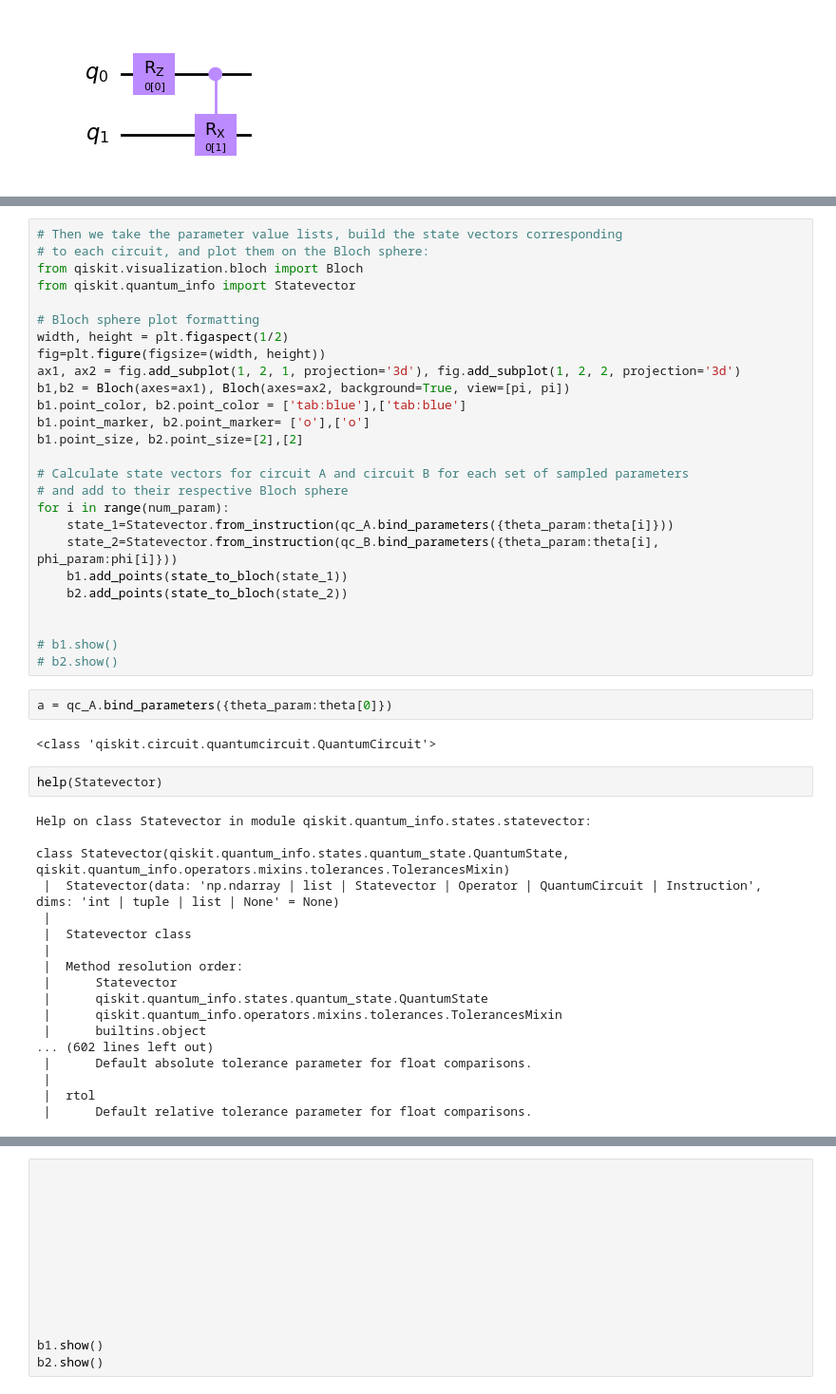
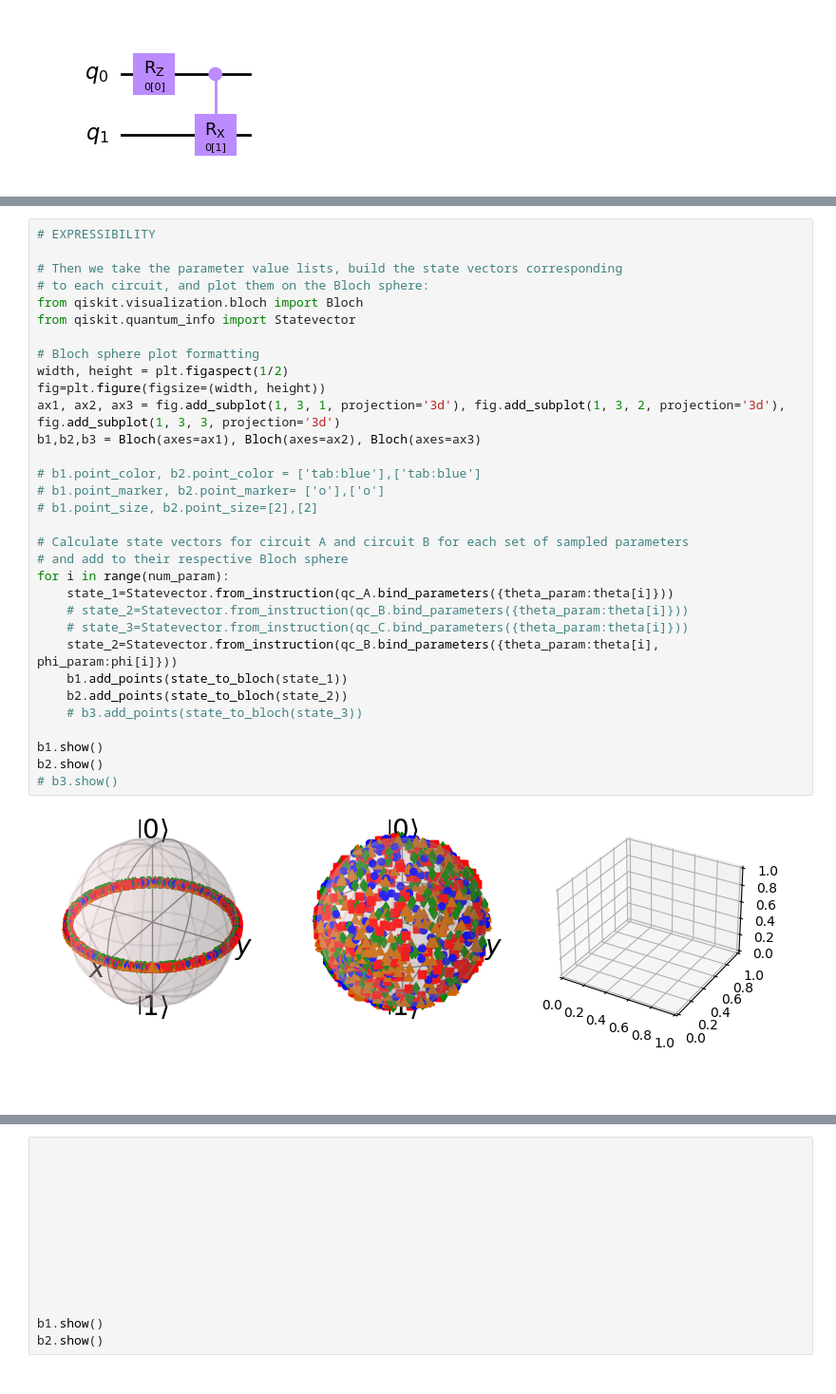
Before and after one commit to el-dAna/Quantum_Computing_notes, a Jupyter notebook: QML.ipynb, the cells around one changed output, grey strips where cells are left out. Shown: that part at 95% size. Saved outputs shown, nothing was run; the diff lists cells and outputs as text.

```diff
--- a/QML.ipynb
+++ b/QML.ipynb
@@ -55,52 +85,38 @@ num_param = 1000
 theta = [2*pi*np.random.uniform() for i in range(num_param)]
 phi = [2*pi*np.random.uniform() for i in range(num_param)]
 # %%
+# EXPRESSIBILITY
+
 # Then we take the parameter value lists, build the state vectors corresponding
 # to each circuit, and plot them on the Bloch sphere:
 from qiskit.visualization.bloch import Bloch
 from qiskit.quantum_info import Statevector
 
 # Bloch sphere plot formatting
 width, height = plt.figaspect(1/2)
 fig=plt.figure(figsize=(width, height))
-ax1, ax2 = fig.add_subplot(1, 2, 1, projection='3d'), fig.add_subplot(1, 2, 2, projection='3d')
-b1,b2 = Bloch(axes=ax1), Bloch(axes=ax2, background=True, view=[pi, pi])
-b1.point_color, b2.point_color = ['tab:blue'],['tab:blue']
-b1.point_marker, b2.point_marker= ['o'],['o']
-b1.point_size, b2.point_size=[2],[2]
+ax1, ax2, ax3 = fig.add_subplot(1, 3, 1, projection='3d'), fig.add_subplot(1, 3, 2, projection='3d'), fig.add_subplot(1, 3, 3, projection='3d')
+b1,b2,b3 = Bloch(axes=ax1), Bloch(axes=ax2), Bloch(axes=ax3)
+
+# b1.point_color, b2.point_color = ['tab:blue'],['tab:blue']
+# b1.point_marker, b2.point_marker= ['o'],['o']
+# b1.point_size, b2.point_size=[2],[2]
 
 # Calculate state vectors for circuit A and circuit B for each set of sampled parameters
 # and add to their respective Bloch sphere
 for i in range(num_param):
     state_1=Statevector.from_instruction(qc_A.bind_parameters({theta_param:theta[i]}))
+    # state_2=Statevector.from_instruction(qc_B.bind_parameters({theta_param:theta[i]}))
+    # state_3=Statevector.from_instruction(qc_C.bind_parameters({theta_param:theta[i]}))
     state_2=Statevector.from_instruction(qc_B.bind_parameters({theta_param:theta[i], phi_param:phi[i]}))
     b1.add_points(state_to_bloch(state_1))
     b2.add_points(state_to_bloch(state_2))
+    # b3.add_points(state_to_bloch(state_3))
 
-
-# b1.show()
-# b2.show()
+b1.show()
+b2.show()
+# b3.show()
+# %% [output]
+[figure, added]
-# %%
-a = qc_A.bind_parameters({theta_param:theta[0]})
-# %% [output]
-<class 'qiskit.circuit.quantumcircuit.QuantumCircuit'>
-# %%
-help(Statevector)
-# %% [output]
-Help on class Statevector in module qiskit.quantum_info.states.statevector:
-
-class Statevector(qiskit.quantum_info.states.quantum_state.QuantumState, qiskit.quantum_info.operators.mixins.tolerances.TolerancesMixin)
- |  Statevector(data: 'np.ndarray | list | Statevector | Operator | QuantumCircuit | Instruction', dims: 'int | tuple | list | None' = None)
- |
- |  Statevector class
- |
- |  Method resolution order:
- |      Statevector
- |      qiskit.quantum_info.states.quantum_state.QuantumState
- |      qiskit.quantum_info.operators.mixins.tolerances.TolerancesMixin
- |      builtins.object
-... (602 lines left out)
- |      Default absolute tolerance parameter for float comparisons.
- |
- |  rtol
- |      Default relative tolerance parameter for float comparisons.
+# %% [markdown]
+#
```
Also changed, not shown: parts of 6 cells of this notebook, 3 other files.
